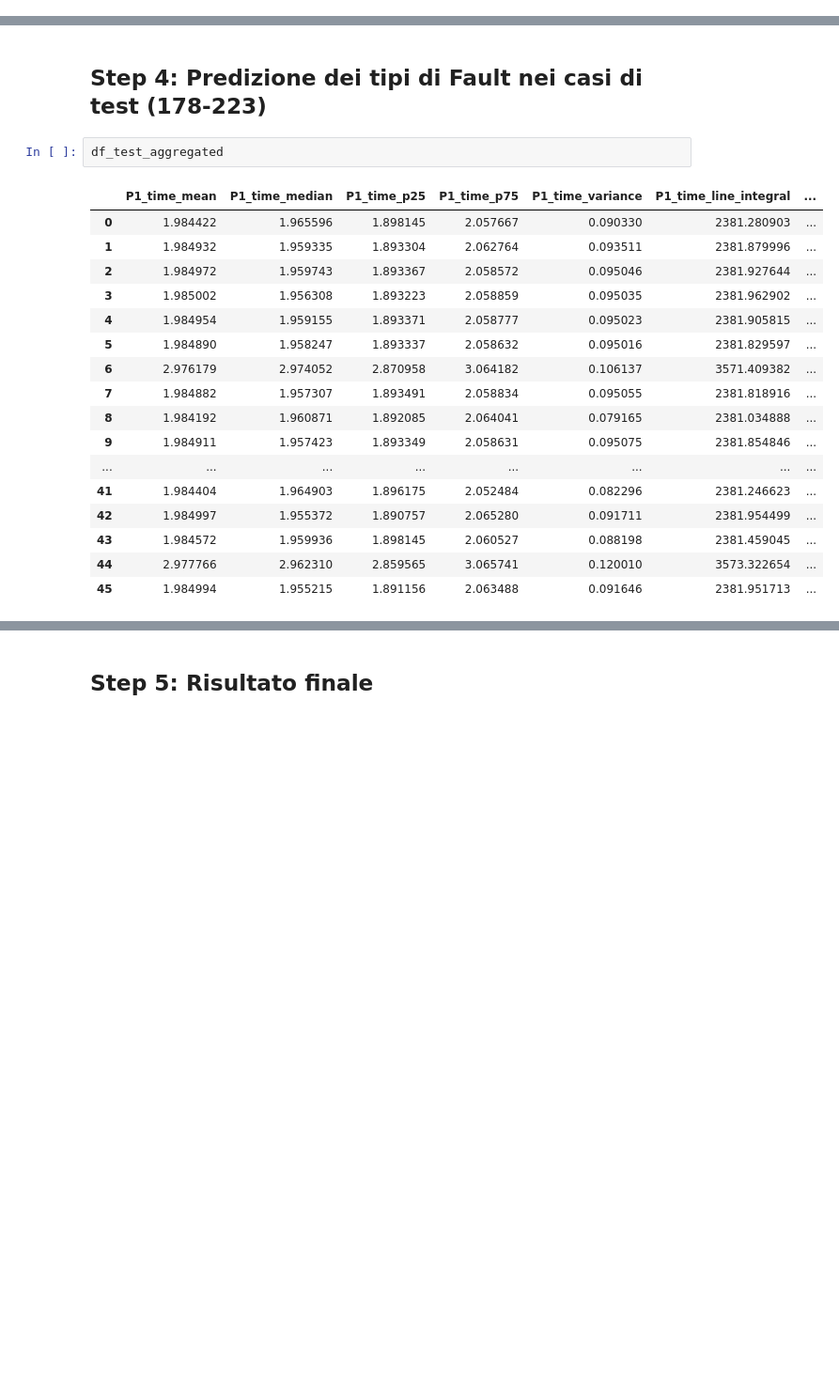
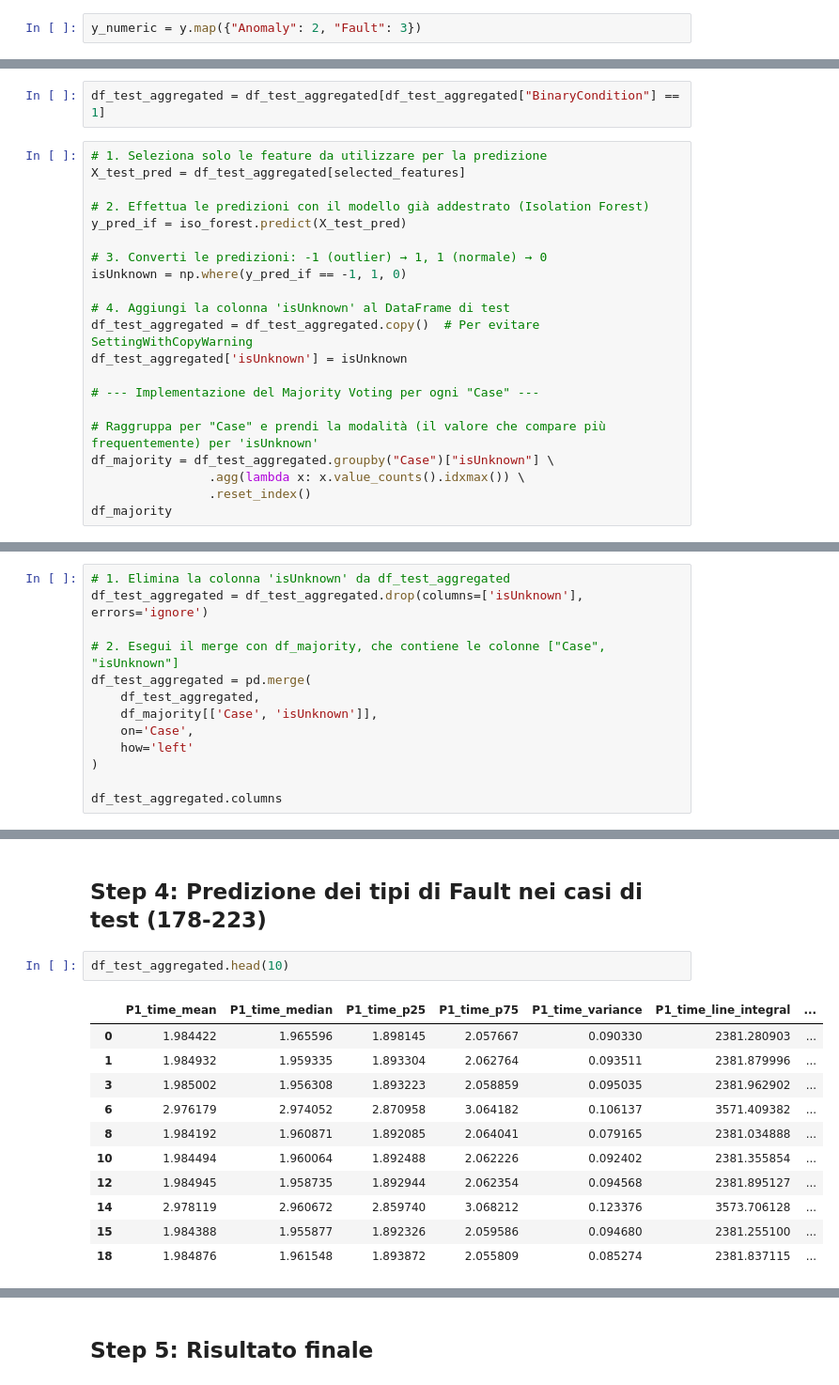
Before and after one commit to enricopierga/C2_PHM_AsiaPacific_2023, a Jupyter notebook: task2/task2.ipynb, the cells around one changed output, grey strips where cells are left out. Shown at 94% size. Cells and saved outputs as stored; diff of their text form; blank space fills up the shorter version.

```diff
--- a/task2/task2.ipynb
+++ b/task2/task2.ipynb
@@ -346,0 +364,2 @@ Procediamo con l'addestramento del classificatore binario con Random Forest
+# %%
+y_numeric = y.map({"Anomaly": 2, "Fault": 3})
@@ -346,0 +416,23 @@ Procediamo con l'addestramento del classificatore binario con Random Forest
+# %%
+df_test_aggregated = df_test_aggregated[df_test_aggregated["BinaryCondition"] == 1]
+# %%
+# 1. Seleziona solo le feature da utilizzare per la predizione
+X_test_pred = df_test_aggregated[selected_features]
+
+# 2. Effettua le predizioni con il modello già addestrato (Isolation Forest)
+y_pred_if = iso_forest.predict(X_test_pred)
+
+# 3. Converti le predizioni: -1 (outlier) → 1, 1 (normale) → 0
+isUnknown = np.where(y_pred_if == -1, 1, 0)
+
+# 4. Aggiungi la colonna 'isUnknown' al DataFrame di test
+df_test_aggregated = df_test_aggregated.copy()  # Per evitare SettingWithCopyWarning
+df_test_aggregated['isUnknown'] = isUnknown
+
+# --- Implementazione del Majority Voting per ogni "Case" ---
+
+# Raggruppa per "Case" e prendi la modalità (il valore che compare più frequentemente) per 'isUnknown'
+df_majority = df_test_aggregated.groupby("Case")["isUnknown"] \
+                .agg(lambda x: x.value_counts().idxmax()) \
+                .reset_index()
+df_majority
@@ -346,0 +457,13 @@ Procediamo con l'addestramento del classificatore binario con Random Forest
+# %%
+# 1. Elimina la colonna 'isUnknown' da df_test_aggregated
+df_test_aggregated = df_test_aggregated.drop(columns=['isUnknown'], errors='ignore')
+
+# 2. Esegui il merge con df_majority, che contiene le colonne ["Case", "isUnknown"]
+df_test_aggregated = pd.merge(
+    df_test_aggregated,
+    df_majority[['Case', 'isUnknown']],
+    on='Case',
+    how='left'
+)
+
+df_test_aggregated.columns
@@ -388,22 +749,16 @@ with open("fault_vs_anomaly_classifier.pkl", "wb") as f:
 # %% [markdown]
 ## Step 4: Predizione dei tipi di Fault nei casi di test (178-223)
 # %%
-df_test_aggregated
+df_test_aggregated.head(10)
 # %% [output]
 |  | P1_time_mean | P1_time_median | P1_time_p25 | P1_time_p75 | P1_time_variance | P1_time_line_integral | ... |
 | 0 | 1.984422 | 1.965596 | 1.898145 | 2.057667 | 0.090330 | 2381.280903 | ... |
 | 1 | 1.984932 | 1.959335 | 1.893304 | 2.062764 | 0.093511 | 2381.879996 | ... |
-| 2 | 1.984972 | 1.959743 | 1.893367 | 2.058572 | 0.095046 | 2381.927644 | ... |
 | 3 | 1.985002 | 1.956308 | 1.893223 | 2.058859 | 0.095035 | 2381.962902 | ... |
-| 4 | 1.984954 | 1.959155 | 1.893371 | 2.058777 | 0.095023 | 2381.905815 | ... |
-| 5 | 1.984890 | 1.958247 | 1.893337 | 2.058632 | 0.095016 | 2381.829597 | ... |
 | 6 | 2.976179 | 2.974052 | 2.870958 | 3.064182 | 0.106137 | 3571.409382 | ... |
-| 7 | 1.984882 | 1.957307 | 1.893491 | 2.058834 | 0.095055 | 2381.818916 | ... |
 | 8 | 1.984192 | 1.960871 | 1.892085 | 2.064041 | 0.079165 | 2381.034888 | ... |
-| 9 | 1.984911 | 1.957423 | 1.893349 | 2.058631 | 0.095075 | 2381.854846 | ... |
-| ... | ... | ... | ... | ... | ... | ... | ... |
-| 41 | 1.984404 | 1.964903 | 1.896175 | 2.052484 | 0.082296 | 2381.246623 | ... |
-| 42 | 1.984997 | 1.955372 | 1.890757 | 2.065280 | 0.091711 | 2381.954499 | ... |
-| 43 | 1.984572 | 1.959936 | 1.898145 | 2.060527 | 0.088198 | 2381.459045 | ... |
-| 44 | 2.977766 | 2.962310 | 2.859565 | 3.065741 | 0.120010 | 3573.322654 | ... |
-| 45 | 1.984994 | 1.955215 | 1.891156 | 2.063488 | 0.091646 | 2381.951713 | ... |
+| 10 | 1.984494 | 1.960064 | 1.892488 | 2.062226 | 0.092402 | 2381.355854 | ... |
+| 12 | 1.984945 | 1.958735 | 1.892944 | 2.062354 | 0.094568 | 2381.895127 | ... |
+| 14 | 2.978119 | 2.960672 | 2.859740 | 3.068212 | 0.123376 | 3573.706128 | ... |
+| 15 | 1.984388 | 1.955877 | 1.892326 | 2.059586 | 0.094680 | 2381.255100 | ... |
+| 18 | 1.984876 | 1.961548 | 1.893872 | 2.055809 | 0.085274 | 2381.837115 | ... |
```
Also changed, not shown: parts of 56 cells of this notebook, 14 other files.
